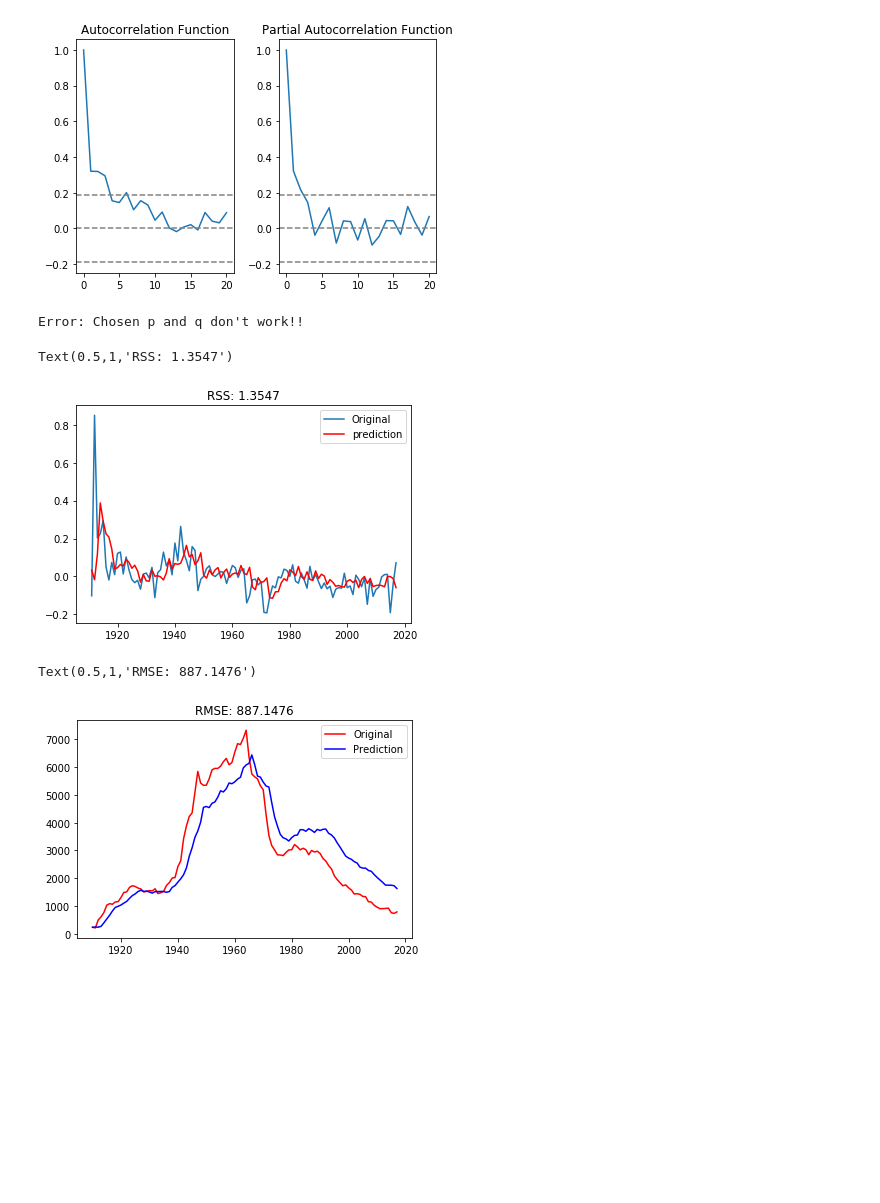
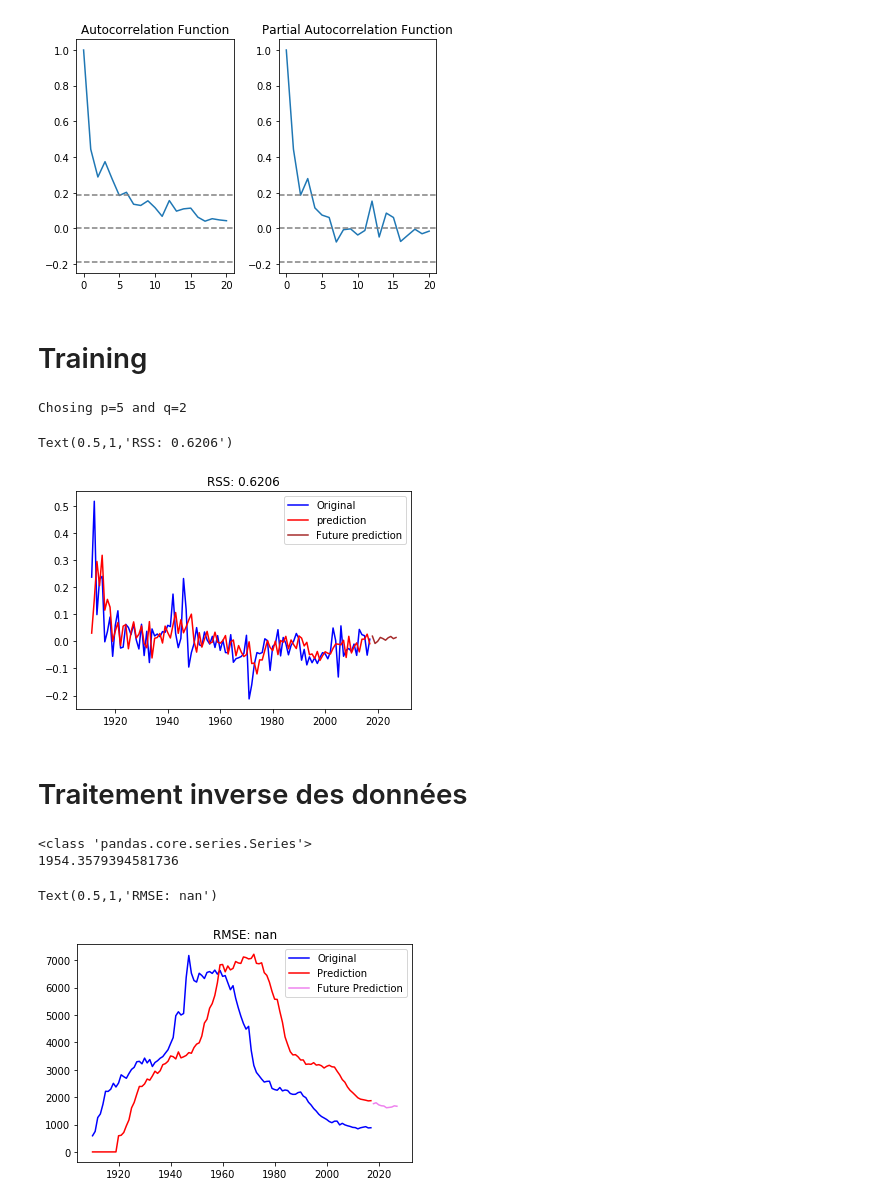
Before and after one commit to Louis-Dupont/ML_Project, a Jupyter notebook: arima.ipynb, the cells around one changed output. Drawn from its saved outputs; the diff is of its cells as text; code cells hidden in the pictures; blank space fills up the shorter version.

Commit message:
Ajout des prédictions futures et correction d'un bug

```diff
--- a/arima.ipynb
+++ b/arima.ipynb
@@ -16,7 +16,7 @@ state = 'merged'
 full_path = path+state+'.csv'
 data_set = pd.read_csv(full_path)
 # %%
-data=bf.get_year("CA","John")
+data=bf.get_year("NY","James")
 dataM=data[data["Gender"]=="M"]
 plt.plot(dataM["Year"],dataM["Occurence"])
 # %% [output]
@@ -124,33 +137,52 @@ plt.tight_layout()
 
 # Obtenir q = premier x tel que la courbe coupe l'interval supérieur de confiance
 q=0
-while lag_acf[q]>1.96/np.sqrt(len(new_ts)) and q<len(lag_acf):
+while lag_pacf[q]>1.96/np.sqrt(len(new_ts)) and q<len(lag_pacf):
     q+=1
 # %% [output]
-[figure, old version]
+[figure, new version]
+# %% [markdown]
+# Training
 # %%
 try:
     model = ARIMA(ts_log, order=(p, 1, q))
     results_AR = model.fit(disp=-1) #Seems that it also works without this ? TODO Check
+    print ("Chosing p={} and q={}".format(p,q))
 except:
-    print ("Warning: Chosen p and q don't work!!")
-    model = ARIMA(ts_log, order=(p, 1, q-1))
-
+    print ("Warning: Chosen p={} and q={} don't work!! Choosing p={} and q={}".format(p,q,p,q-1))
+    model = ARIMA(ts_log, order=(p-1, 1, q-1))
 
 results_AR = model.fit(disp=-1) #Uses Kalman filter to fit
 
+#Prédictions futures
+forecast_nb=10
+forecast_year=[dataM["Year"].iloc[len(dataM["Year"])-1]+i for i in range(1,forecast_nb+1)]
+#forecast,stderr,conf_int = results_AR.forecast(steps=forecast_nb)  ====> semble ne pas marcher !!! TODO Pourquoi ????????
+forecast2=results_AR.predict(start=len(dataM["Year"]),end=len(dataM["Year"])+forecast_nb-1)
+#print(forecast)
+#print(forecast2)
+
 new_ts.dropna(inplace=True)
-plt.plot(new_ts["Year"],new_ts["Occurence"],label="Original")
+plt.plot(new_ts["Year"],new_ts["Occurence"],label="Original",color='blue')
 plt.plot(dataM["Year"][1:],results_AR.fittedvalues, color='red',label="prediction")
+#plt.plot(forecast_year,forecast,label="Future prediction",color='green')
+plt.plot(forecast_year,forecast2,label="Future prediction",color='brown')
 plt.legend(loc="best")
 plt.title('RSS: %.4f'% sum((results_AR.fittedvalues-new_ts["Occurence"])**2))
 # %% [output]
-Error: Chosen p and q don't work!!
+Chosing p=5 and q=2
-Text(0.5,1,'RSS: 1.3547')
+Text(0.5,1,'RSS: 0.6206')
-[figure, old version]
+[figure, new version]
+# %% [markdown]
+# Traitement inverse des données
 # %%
+full_prediction = results_AR.fittedvalues.append(forecast2)
+print(type(dataM["Year"]))
+full_prediction_year = dataM["Year"].append(pd.Series(forecast_year))
+
+
 #Fait les opérations inverses pour avoir la prédiction avec trend et seasonality
-predictions_ARIMA_diff = pd.Series(results_AR.fittedvalues, copy=True)
+predictions_ARIMA_diff = pd.Series(full_prediction, copy=True)
 #print (predictions_ARIMA_diff.head())
 predictions_ARIMA_diff_cumsum = predictions_ARIMA_diff.cumsum()
 #print (predictions_ARIMA_diff_cumsum.head())
@@ -160,13 +192,27 @@ predictions_ARIMA_log = predictions_ARIMA_log.add(predictions_ARIMA_diff_cumsum,
 predictions_ARIMA_log.head()
 
 predictions_ARIMA = np.exp(predictions_ARIMA_log)
-plt.plot(dataM["Year"],dataM["Occurence"],color="red",label="Original")
-plt.plot(dataM["Year"],predictions_ARIMA,color="blue",label="Prediction")
+plt.plot(dataM["Year"],dataM["Occurence"],color="blue",label="Original")
+plt.plot(full_prediction_year[0:len(full_prediction_year)-forecast_nb],predictions_ARIMA[0:len(full_prediction_year)-forecast_nb],color="Red",label="Prediction")
+plt.plot(full_prediction_year[len(full_prediction_year)-forecast_nb:],predictions_ARIMA[len(full_prediction_year)-forecast_nb:],color="Violet",label="Future Prediction")
 plt.legend(loc="best")
-plt.title('RMSE: %.4f'% np.sqrt(sum((predictions_ARIMA-dataM["Occurence"])**2)/len(dataM["Occurence"])))
+
+#print(dataM["Occurence"])
+#print(predictions_ARIMA[0:len(full_prediction_year)-forecast_nb])
+s=0
+for i in range(len(dataM["Occurence"])):
+    s=s+(dataM["Occurence"].iloc[i]-predictions_ARIMA[0:len(full_prediction_year)-forecast_nb].iloc[i])**2
+print(np.sqrt(s/len(dataM["Occurence"])))
+#print(sum((predictions_ARIMA[0:len(full_prediction_year)-forecast_nb]-dataM["Occurence"])**2))
+
+#TODO pourquoi calculer RMSE ne marche pas, donne nan ?
+
+plt.title('RMSE: %.4f'% np.sqrt(sum((predictions_ARIMA[0:len(full_prediction_year)-forecast_nb]-dataM["Occurence"])**2)/len(dataM["Occurence"])))
 # %% [output]
-Text(0.5,1,'RMSE: 887.1476')
+<class 'pandas.core.series.Series'>
+1954.3579394581736
+Text(0.5,1,'RMSE: nan')
-[figure, old version]
+[figure, new version]
 # %% [markdown]
 # Remarques:
 
```
Also changed, not shown: parts of 5 cells of this notebook.
